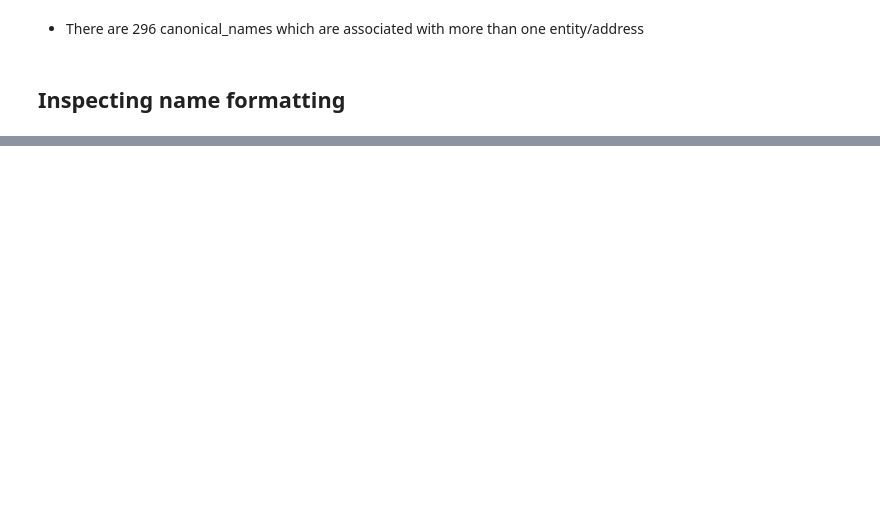
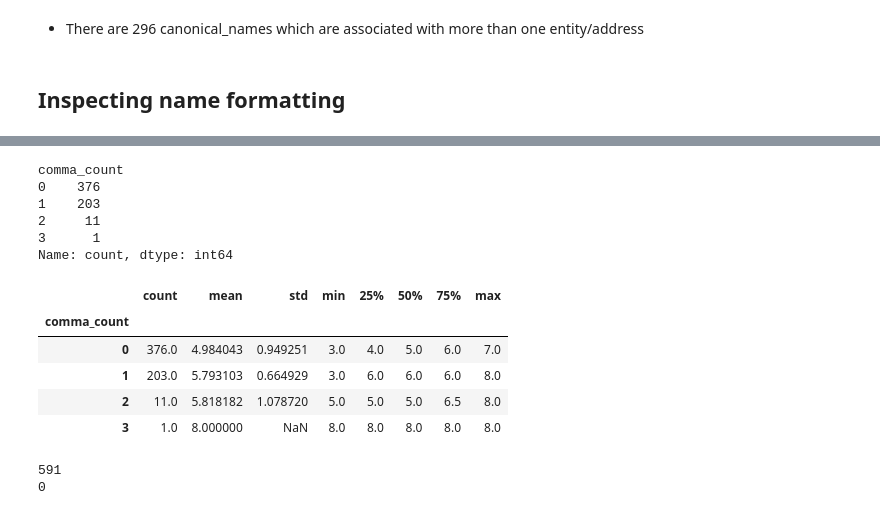
Before and after one commit to mattphinney-94/kzoo_county_project, a Jupyter notebook: Finalized_Entity_Table_Analysis.ipynb, the cells around one changed output, grey strips where cells are left out. Drawn from its saved outputs; the diff is of its cells as text; code cells hidden in the pictures; blank space fills up the shorter version.

```diff
--- a/Finalized_Entity_Table_Analysis.ipynb
+++ b/Finalized_Entity_Table_Analysis.ipynb
@@ -683,0 +911,27 @@ Percent parseable by current comma requirement: 69.0%
+# %%
+simple_ampersand = (
+    joint_profile[
+        (
+            joint_profile["separator_type"]
+            == "Single ampersand"
+        )
+        &
+        (~joint_profile["contains_et_al"])
+    ]
+)
+
+print(
+    f"Unique simple ampersand Joint names: "
+    f"{len(simple_ampersand):,}"
+)
+
+simple_ampersand[
+    [
+        "entity_name",
+        "comma_count",
+        "token_count"
+    ]
+].sample(
+    min(100, len(simple_ampersand)),
+    random_state=42
+)
@@ -683,0 +953,31 @@ Percent parseable by current comma requirement: 69.0%
+# %%
+simple_ampersand["comma_count"].value_counts().sort_index()
+# %% [output]
+comma_count
+0    376
+1    203
+2     11
+3      1
+Name: count, dtype: int64
+# %%
+simple_ampersand.groupby(
+    "comma_count"
+)["token_count"].describe()
+# %% [output]
+|  | count | mean | std | min | 25% | 50% | 75% | max |
+| comma_count |  |  |  |  |  |  |  |  |
+| 0 | 376.0 | 4.984043 | 0.949251 | 3.0 | 4.0 | 5.0 | 6.0 | 7.0 |
+| 1 | 203.0 | 5.793103 | 0.664929 | 3.0 | 6.0 | 6.0 | 6.0 | 8.0 |
+| 2 | 11.0 | 5.818182 | 1.078720 | 5.0 | 5.0 | 5.0 | 6.5 | 8.0 |
+| 3 | 1.0 | 8.000000 | NaN | 8.0 | 8.0 | 8.0 | 8.0 | 8.0 |
+# %%
+print(len(simple_ampersand))
+
+print(
+    simple_ampersand["comma_count"]
+    .isna()
+    .sum()
+)
+# %% [output]
+591
+0
```
Also changed, not shown: parts of 26 cells of this notebook, 2 other files.
